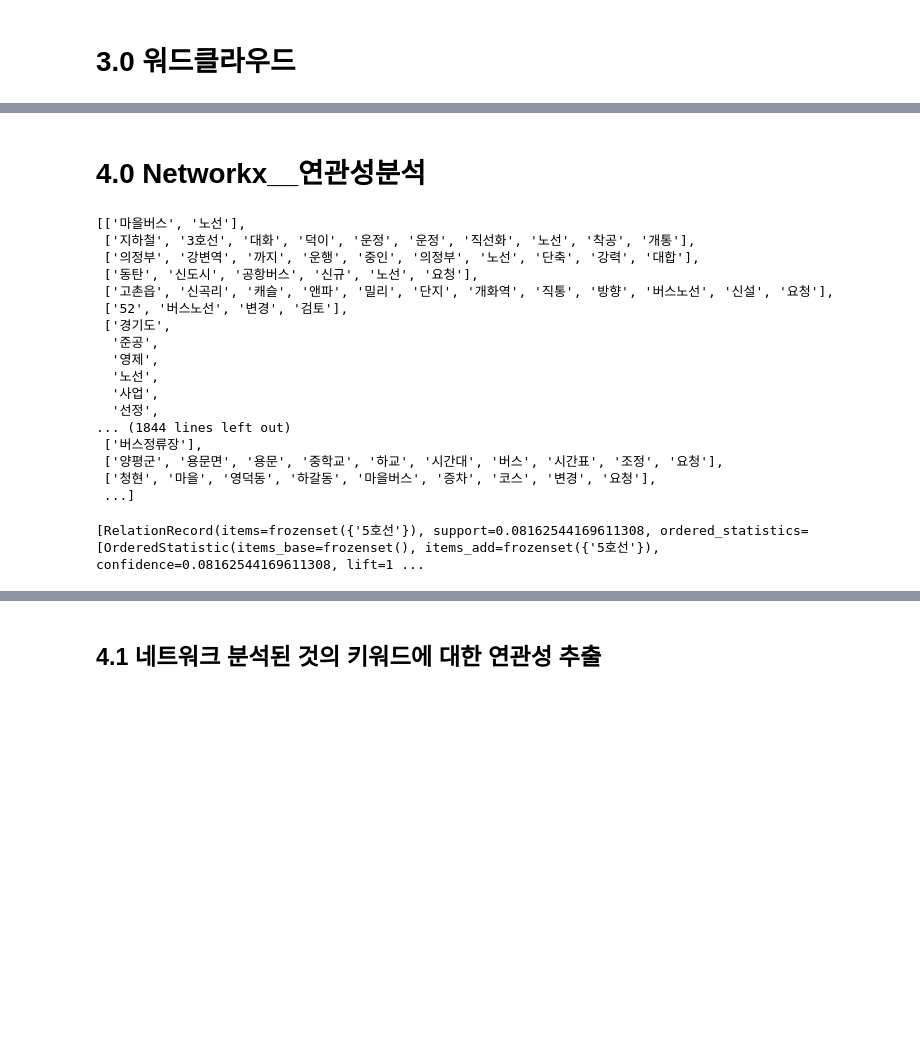
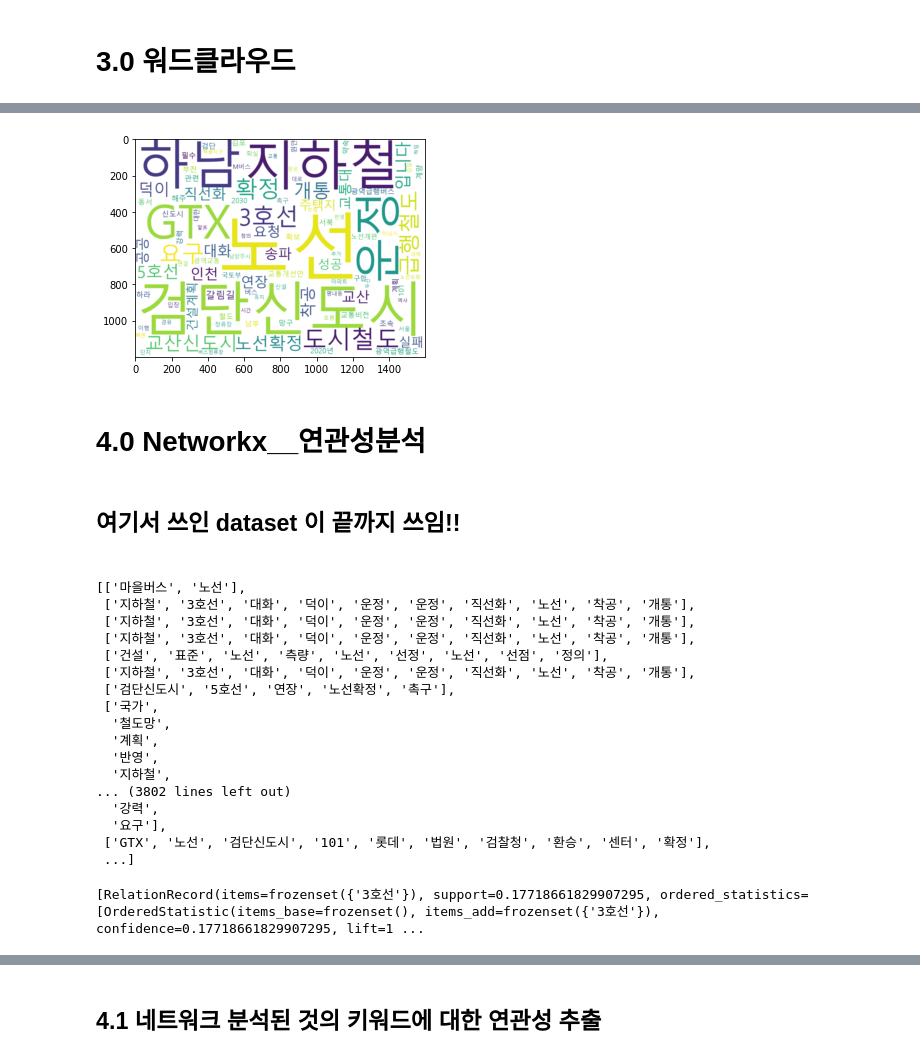
Before and after one commit to jun1116/crawling_textmining, a Jupyter notebook: 텍스트_신문고.ipynb, the cells around one changed output, grey strips where cells are left out. Cells and saved outputs as stored; diff of their text form; code cells hidden in the pictures; blank space fills up the shorter version.

```diff
--- a/텍스트_신문고.ipynb
+++ b/텍스트_신문고.ipynb
@@ -437,27 +474,27 @@ texts_1d
 # %%
-from wordcloud import WordCloud
-import matplotlib.pyplot as plt
-from collections import Counter
+
 # count = Counter(texts)
 count = Counter(texts_1d)
 tags = {}
 for n, c in count.most_common(100):
     tags[n] = c
 
 wc = WordCloud(font_path='c:/Windows/Fonts/malgun.ttf',
                width=800, height=600, scale=2.0, max_font_size=200, background_color="#ffffff")
 #plt.rc('font', family='Nanum Gothic')
 
 gen = wc.generate_from_frequencies(tags)
 plt.figure()
 plt.imshow(gen, interpolation='bilinear')
 plt.show()
 
-wc.to_file('./png/신문고_2019_HK토큰.png')
+# wc.to_file('./png/신문고_2019_HK토큰.png')
 
 # wc.to_file('./png/신문고_2020_HK토큰.png')
 
 #plt.close()
+# %% [output]
+[figure, added]
 # %% [markdown]
 # 4.0 Networkx__연관성분석
 # %%
@@ -465,51 +502,55 @@ import warnings
 warnings.filterwarnings("ignore", category=DeprecationWarning)
 warnings.filterwarnings("ignore", category=UserWarning)
 import networkx as nx
+# %% [markdown]
+#
+## 여기서 쓰인 dataset 이 끝까지 쓰임!!
+#
 # %%
 
 dataset=[]
-for i in dftotalGG.drop_duplicates('text')['token']:
+for i in dfsin['token']:
     dataset.append(i)
 dataset
 # %% [output]
 [['마을버스', '노선'],
  ['지하철', '3호선', '대화', '덕이', '운정', '운정', '직선화', '노선', '착공', '개통'],
- ['의정부', '강변역', '까지', '운행', '중인', '의정부', '노선', '단축', '강력', '대합'],
- ['동탄', '신도시', '공항버스', '신규', '노선', '요청'],
- ['고촌읍', '신곡리', '캐슬', '앤파', '밀리', '단지', '개화역', '직통', '방향', '버스노선', '신설', '요청'],
- ['52', '버스노선', '변경', '검토'],
- ['경기도',
-  '준공',
-  '영제',
-  '노선',
-  '사업',
-  '선정',
-... (1844 lines left out)
- ['버스정류장'],
- ['양평군', '용문면', '용문', '중학교', '하교', '시간대', '버스', '시간표', '조정', '요청'],
- ['청현', '마을', '영덕동', '하갈동', '마을버스', '증차', '코스', '변경', '요청'],
+ ['지하철', '3호선', '대화', '덕이', '운정', '운정', '직선화', '노선', '착공', '개통'],
+ ['지하철', '3호선', '대화', '덕이', '운정', '운정', '직선화', '노선', '착공', '개통'],
+ ['건설', '표준', '노선', '측량', '노선', '선정', '노선', '선점', '정의'],
+ ['지하철', '3호선', '대화', '덕이', '운정', '운정', '직선화', '노선', '착공', '개통'],
+ ['검단신도시', '5호선', '연장', '노선확정', '촉구'],
+ ['국가',
+  '철도망',
+  '계획',
+  '반영',
+  '지하철',
+... (3802 lines left out)
+  '강력',
+  '요구'],
+ ['GTX', '노선', '검단신도시', '101', '롯데', '법원', '검찰청', '환승', '센터', '확정'],
  ...]
 # %%
 from apyori import apriori
 # # Original 코드
 # from apyori import apriori
 # 연관 분석을 수행합니다.
+# results = list(apriori(dataset,
+#     min_support=0.06,
+#     min_confidence=0.05,
+#     min_lift=1.0,
+#     max_length=2))
+# print(results)
+
+# # 연관 분석을 수행합니다.
 results = list(apriori(dataset,
-    min_support=0.06,
-    min_confidence=0.05,
-    min_lift=1.0,
+    min_support=0.10,
+    min_confidence=0.03,
+    min_lift=0.25,
     max_length=2))
 print(results)
-
-# # 연관 분석을 수행합니다.
-# results = list(apriori(dataset,
-#     min_support=0.0,
-#     min_confidence=0.03,
-#     min_lift=0.25,
-#     max_length=2))
-# print(results)
 # %% [output]
-[RelationRecord(items=frozenset({'5호선'}), support=0.08162544169611308, ordered_statistics=[OrderedStatistic(items_base=frozenset(), items_add=frozenset({'5호선'}), confidence=0.08162544169611308, lift=1 ...
+[RelationRecord(items=frozenset({'3호선'}), support=0.17718661829907295, ordered_statistics=[OrderedStatistic(items_base=frozenset(), items_add=frozenset({'3호선'}), confidence=0.17718661829907295, lift=1 ...
 # %%
 from collections import Counter
 # 데이터 프레임 형태로 정리합니다.
```
Also changed, not shown: parts of 36 cells of this notebook, 4 other files.
